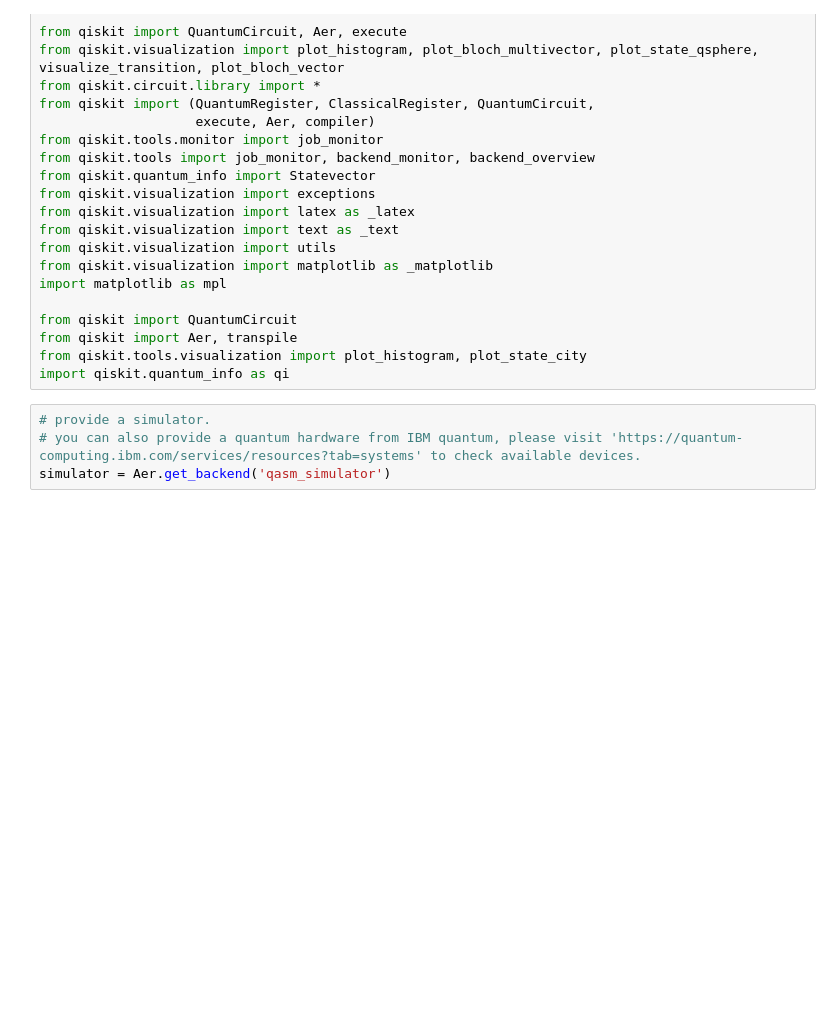
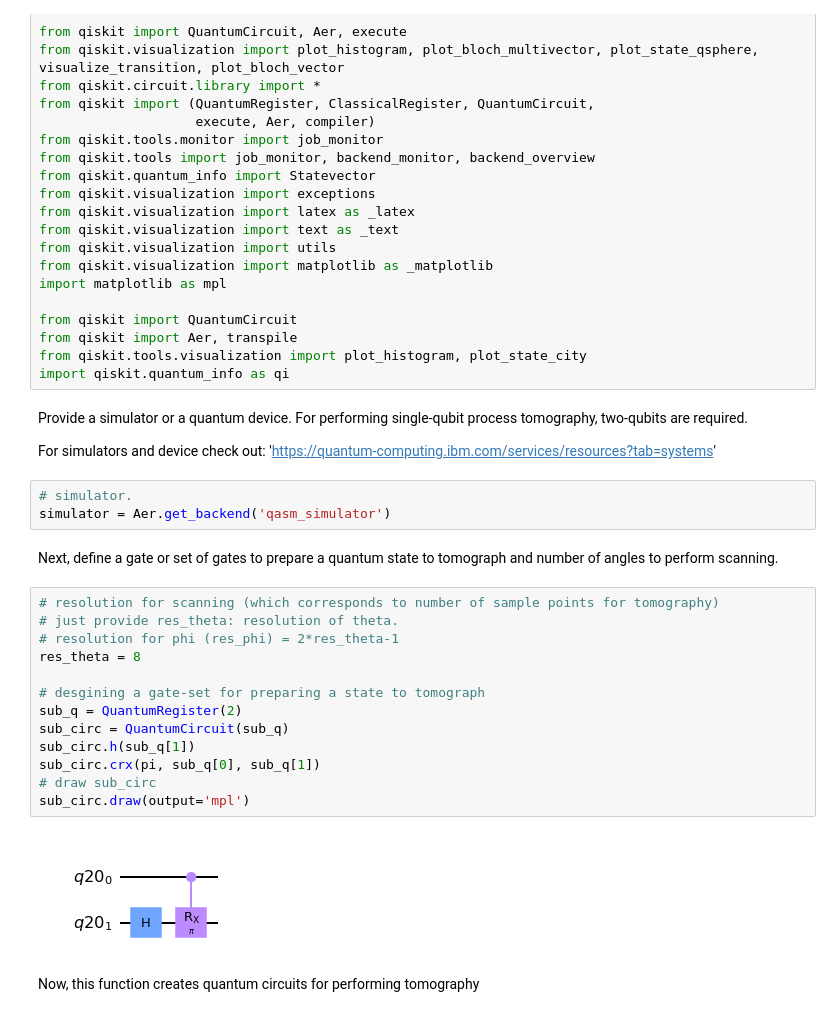
Before and after one commit to amitQC/DROPStomo, a Jupyter notebook: Examples/Two_qubit_WQST.ipynb, the cells around one changed output. Cells and saved outputs as stored; diff of their text form; blank space fills up the shorter version.

Commit message:
improved plotting and explanation.

```diff
--- a/Examples/Two_qubit_WQST.ipynb
+++ b/Examples/Two_qubit_WQST.ipynb
@@ -36,8 +42,30 @@ from qiskit import QuantumCircuit
 from qiskit import Aer, transpile
 from qiskit.tools.visualization import plot_histogram, plot_state_city
 import qiskit.quantum_info as qi
-# %%
-# provide a simulator.
-# you can also provide a quantum hardware from IBM quantum, please visit 'https://quantum-computing.ibm.com/services/resources?tab=systems' to check available devices.
-simulator = Aer.get_backend('qasm_simulator')
+# %% [markdown]
+Provide a simulator or a quantum device. For performing single-qubit process tomography, two-qubits are required.
+
+For simulators and device check out: 'https://quantum-computing.ibm.com/services/resources?tab=systems'
+# %%
+# simulator.
+simulator = Aer.get_backend('qasm_simulator')
+# %% [markdown]
+Next, define a gate or set of gates to prepare a quantum state to tomograph and number of angles to perform scanning.
+# %%
+# resolution for scanning (which corresponds to number of sample points for tomography)
+# just provide res_theta: resolution of theta.
+# resolution for phi (res_phi) = 2*res_theta-1
+res_theta = 8
+
+# desgining a gate-set for preparing a state to tomograph
+sub_q = QuantumRegister(2)
+sub_circ = QuantumCircuit(sub_q)
+sub_circ.h(sub_q[1])
+sub_circ.crx(pi, sub_q[0], sub_q[1])
+# draw sub_circ
+sub_circ.draw(output='mpl')
+# %% [output]
+[figure, added]
+# %% [markdown]
+Now, this function creates quantum circuits for performing tomography
 # %%
```
Also changed, not shown: parts of 6 cells of this notebook, 1 other file.
